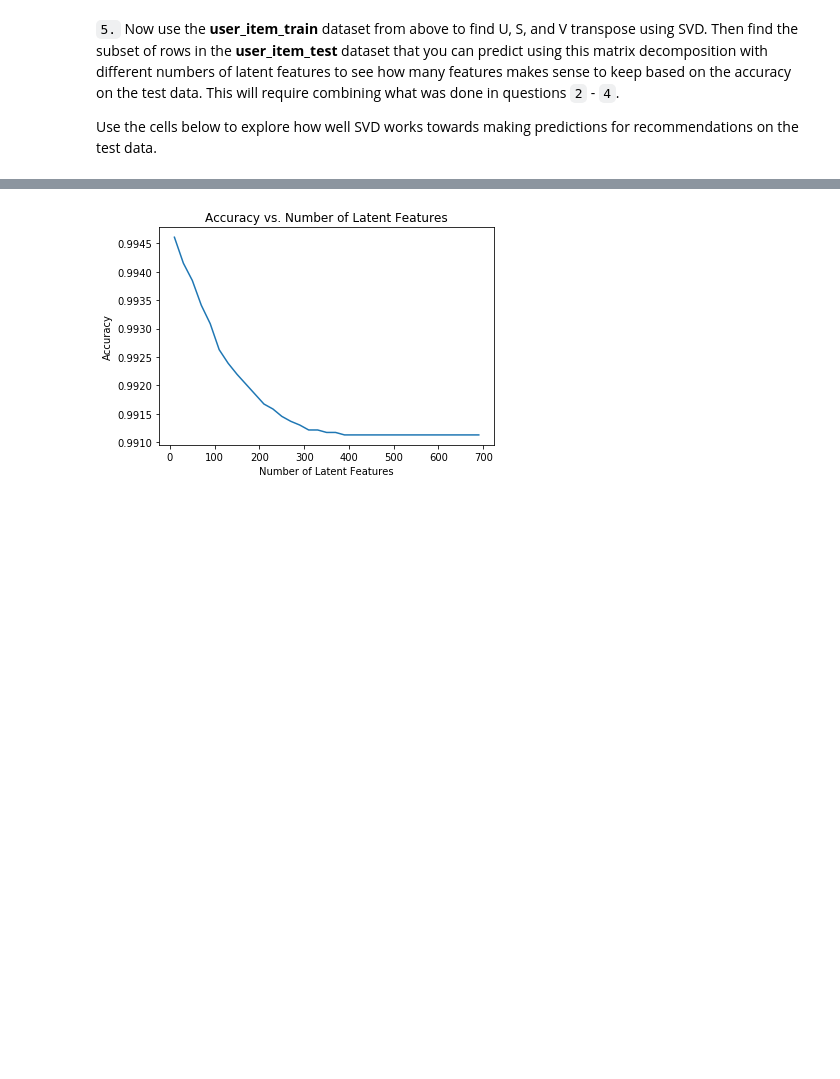
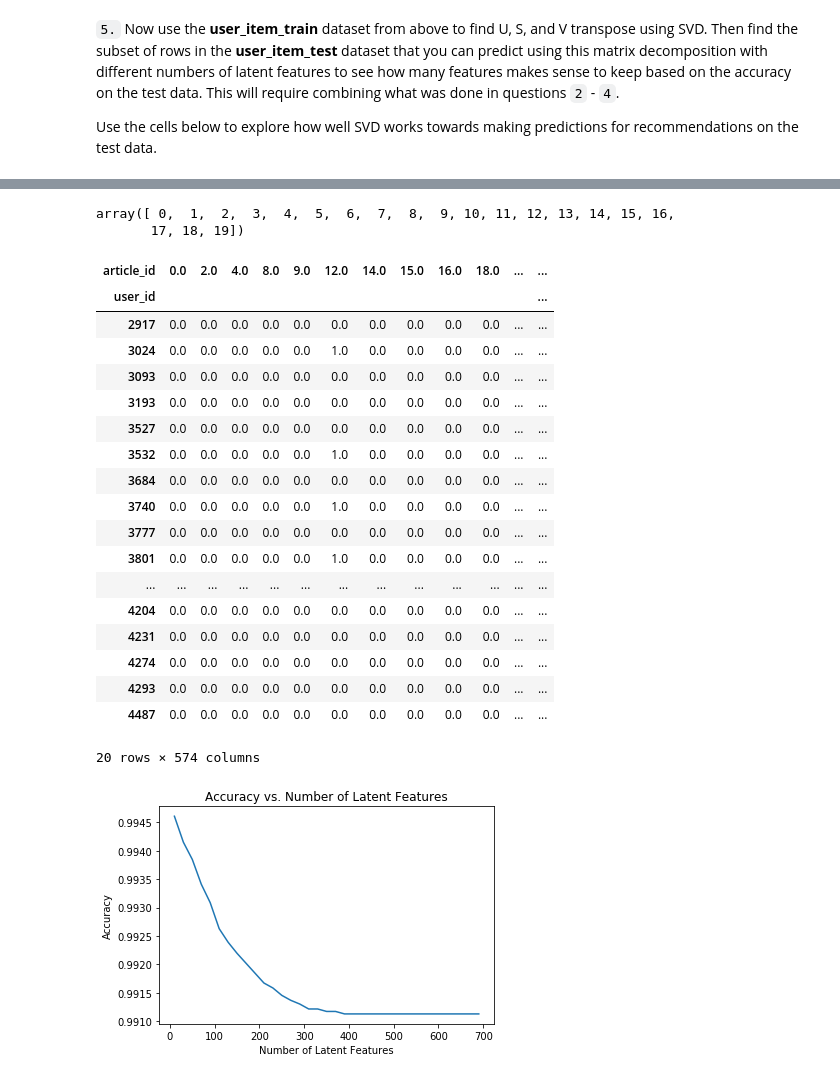
Before and after one commit to yashnayi234/Recommendations-with-IBM, a Jupyter notebook: Recommendations_with_IBM.ipynb, the cells around one changed output, grey strips where cells are left out. Saved outputs shown, nothing was run; the diff lists cells and outputs as text; code cells hidden in the pictures; blank space fills up the shorter version.

```diff
--- a/Recommendations_with_IBM.ipynb
+++ b/Recommendations_with_IBM.ipynb
@@ -883,3 +929,34 @@ user_item_test = user_item_test.iloc[test_indexes,:]
+# %%
+test_indexes = np.where(np.in1d(test_idx, test_user))[0]
+
+test_indexes
+# %% [output]
+array([ 0,  1,  2,  3,  4,  5,  6,  7,  8,  9, 10, 11, 12, 13, 14, 15, 16,
+       17, 18, 19])
+# %%
+user_item_test = user_item_test.iloc[test_indexes,:]
+
+user_item_test
+# %% [output]
+| article_id | 0.0 | 2.0 | 4.0 | 8.0 | 9.0 | 12.0 | 14.0 | 15.0 | 16.0 | 18.0 | ... | ... |
+| user_id |  |  |  |  |  |  |  |  |  |  |  | ... |
+| 2917 | 0.0 | 0.0 | 0.0 | 0.0 | 0.0 | 0.0 | 0.0 | 0.0 | 0.0 | 0.0 | ... | ... |
+| 3024 | 0.0 | 0.0 | 0.0 | 0.0 | 0.0 | 1.0 | 0.0 | 0.0 | 0.0 | 0.0 | ... | ... |
+| 3093 | 0.0 | 0.0 | 0.0 | 0.0 | 0.0 | 0.0 | 0.0 | 0.0 | 0.0 | 0.0 | ... | ... |
+| 3193 | 0.0 | 0.0 | 0.0 | 0.0 | 0.0 | 0.0 | 0.0 | 0.0 | 0.0 | 0.0 | ... | ... |
+| 3527 | 0.0 | 0.0 | 0.0 | 0.0 | 0.0 | 0.0 | 0.0 | 0.0 | 0.0 | 0.0 | ... | ... |
+| 3532 | 0.0 | 0.0 | 0.0 | 0.0 | 0.0 | 1.0 | 0.0 | 0.0 | 0.0 | 0.0 | ... | ... |
+| 3684 | 0.0 | 0.0 | 0.0 | 0.0 | 0.0 | 0.0 | 0.0 | 0.0 | 0.0 | 0.0 | ... | ... |
+| 3740 | 0.0 | 0.0 | 0.0 | 0.0 | 0.0 | 1.0 | 0.0 | 0.0 | 0.0 | 0.0 | ... | ... |
+| 3777 | 0.0 | 0.0 | 0.0 | 0.0 | 0.0 | 0.0 | 0.0 | 0.0 | 0.0 | 0.0 | ... | ... |
+| 3801 | 0.0 | 0.0 | 0.0 | 0.0 | 0.0 | 1.0 | 0.0 | 0.0 | 0.0 | 0.0 | ... | ... |
+| ... | ... | ... | ... | ... | ... | ... | ... | ... | ... | ... | ... | ... |
+| 4204 | 0.0 | 0.0 | 0.0 | 0.0 | 0.0 | 0.0 | 0.0 | 0.0 | 0.0 | 0.0 | ... | ... |
+| 4231 | 0.0 | 0.0 | 0.0 | 0.0 | 0.0 | 0.0 | 0.0 | 0.0 | 0.0 | 0.0 | ... | ... |
+| 4274 | 0.0 | 0.0 | 0.0 | 0.0 | 0.0 | 0.0 | 0.0 | 0.0 | 0.0 | 0.0 | ... | ... |
+| 4293 | 0.0 | 0.0 | 0.0 | 0.0 | 0.0 | 0.0 | 0.0 | 0.0 | 0.0 | 0.0 | ... | ... |
+| 4487 | 0.0 | 0.0 | 0.0 | 0.0 | 0.0 | 0.0 | 0.0 | 0.0 | 0.0 | 0.0 | ... | ... |
+20 rows × 574 columns
 # %%
 num_latent_feats = np.arange(10,700+10,20)
 sum_errs = []
```
Also changed, not shown: parts of 17 cells of this notebook.
